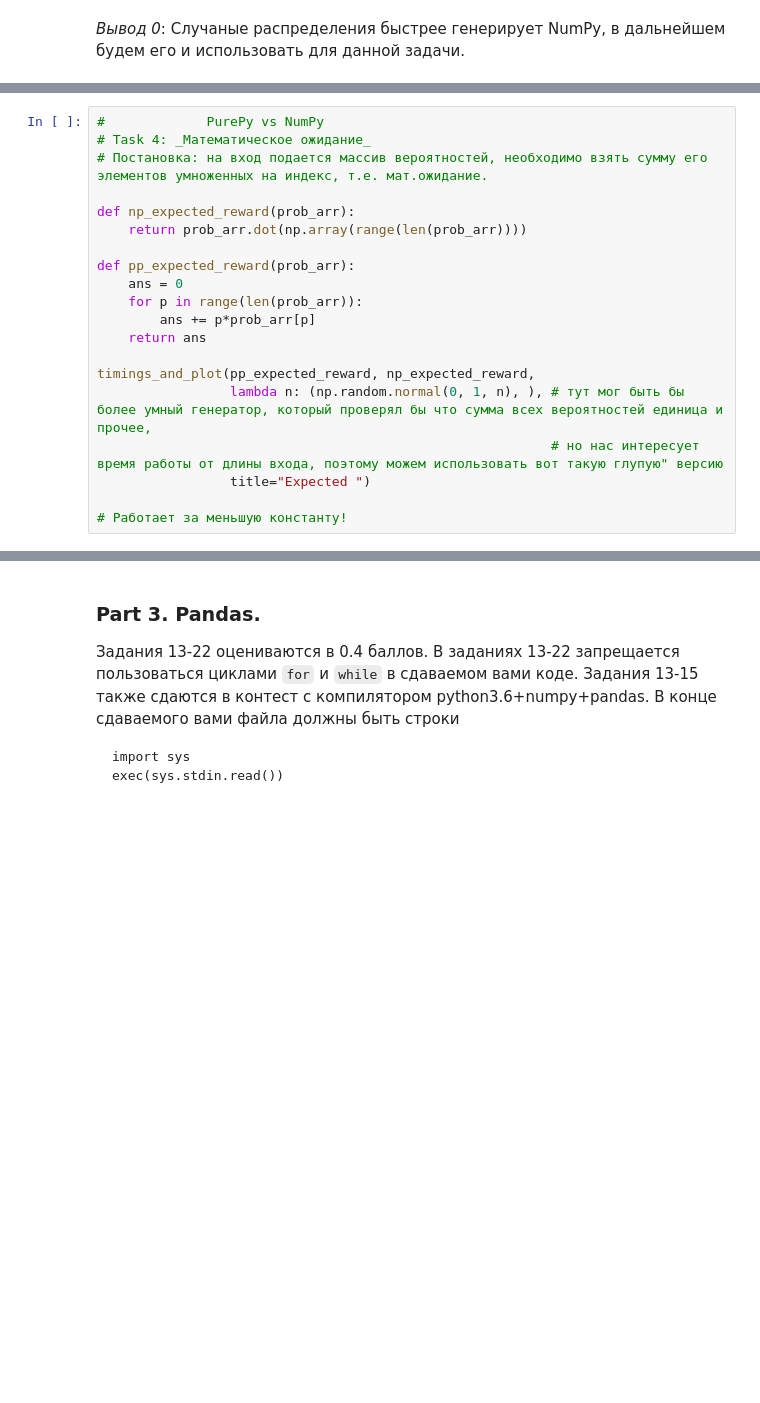
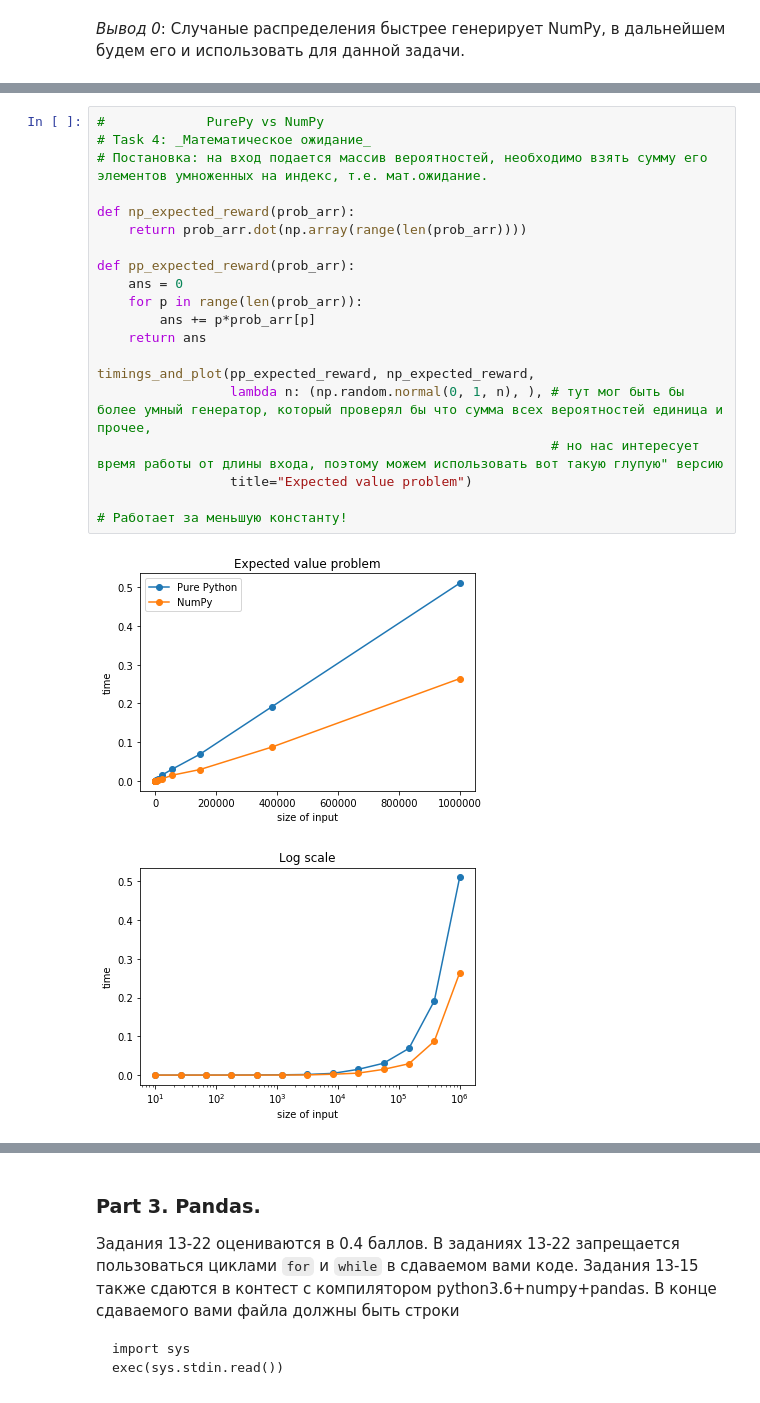
Before and after one commit to GorillazZz1/ml-course-hse-2020, a Jupyter notebook: hw1.ipynb, the cells around one changed output, grey strips where cells are left out. Saved outputs shown, nothing was run; the diff lists cells and outputs as text; blank space fills up the shorter version.

```diff
--- a/hw1.ipynb
+++ b/hw1.ipynb
@@ -348,23 +430,26 @@ timings_and_plot(pp_positive_sum, np_positive_sum,
 # %%
 #             PurePy vs NumPy
 # Task 4: _Математическое ожидание_
 # Постановка: на вход подается массив вероятностей, необходимо взять сумму его элементов умноженных на индекс, т.е. мат.ожидание.
 
 def np_expected_reward(prob_arr):
     return prob_arr.dot(np.array(range(len(prob_arr))))
 
 def pp_expected_reward(prob_arr):
     ans = 0
     for p in range(len(prob_arr)):
         ans += p*prob_arr[p]
     return ans
 
 timings_and_plot(pp_expected_reward, np_expected_reward,
                  lambda n: (np.random.normal(0, 1, n), ), # тут мог быть бы более умный генератор, который проверял бы что сумма всех вероятностей единица и прочее,
                                                           # но нас интересует время работы от длины входа, поэтому можем использовать вот такую глупую" версию
-                 title="Expected ")
+                 title="Expected value problem")
 
 # Работает за меньшую константу!
+# %% [output]
+[figure, added]
+[figure, added]
 # %%
 #             PurePy vs NumPy
 # Task 5: _Создание ij-матрицы_
```
Also changed, not shown: parts of 14 cells of this notebook.
